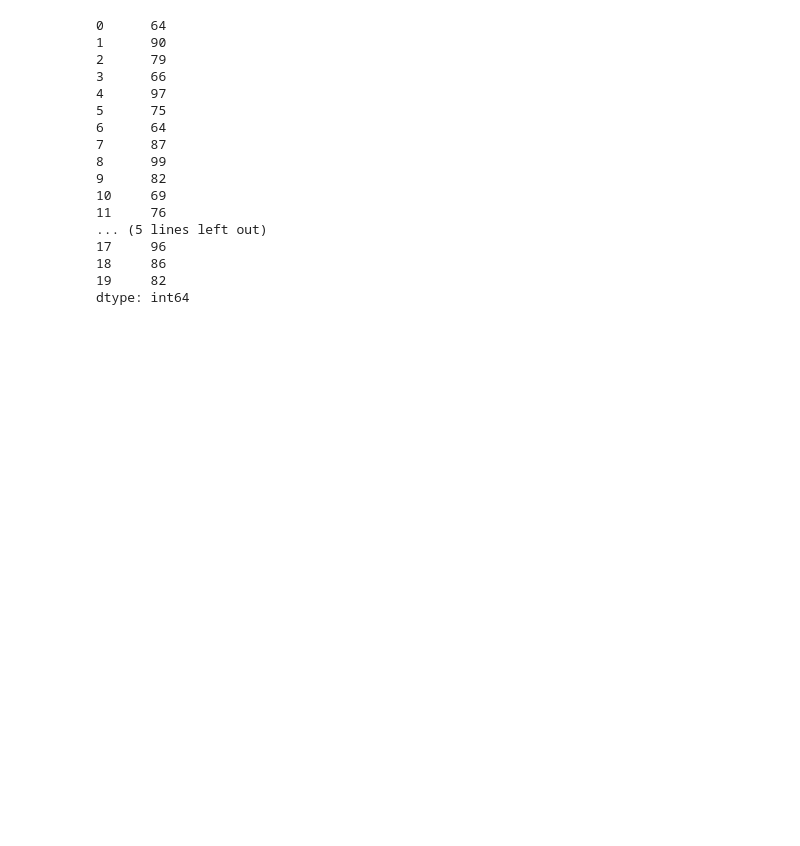
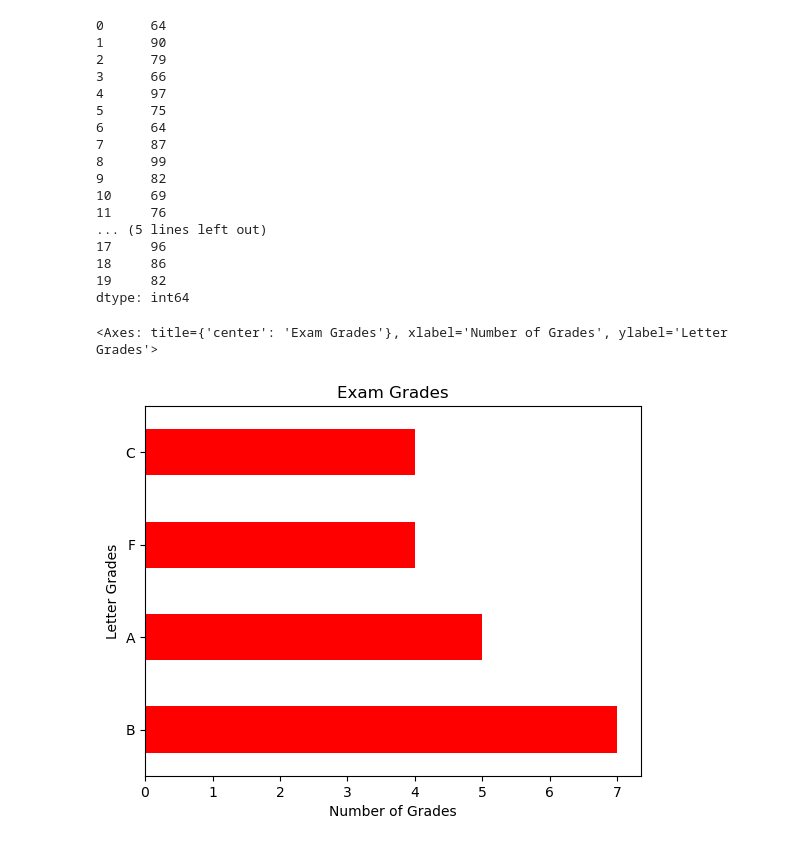
Before and after one commit to Msalazar2/numpy-pandas-visualization-exercises, a Jupyter notebook: pandas_series.ipynb, the cells around one changed output. Cells and saved outputs as stored; diff of their text form; code cells hidden in the pictures; blank space fills up the shorter version.

```diff
--- a/pandas_series.ipynb
+++ b/pandas_series.ipynb
@@ -593,5 +586,7 @@ curved_scores
 19     82
 dtype: int64
 # %%
-be = [0, 70, 80, 90, 100]
+be = [0, 69, 79, 89, 100]
 bl = ['F', 'C', 'B', 'A']
+
+letter_grades = pd.cut(x=curved_scores, bins=be, labels=bl)
@@ -599,0 +593,5 @@ pd.cut()
+# %%
+letter_grades.value_counts().plot.barh(title= 'Exam Grades', xlabel='Number of Grades', ylabel='Letter Grades', color = 'red')
+# %% [output]
+<Axes: title={'center': 'Exam Grades'}, xlabel='Number of Grades', ylabel='Letter Grades'>
+[figure, added]
```
Also changed, not shown: parts of 3 cells of this notebook, 8 other files.
